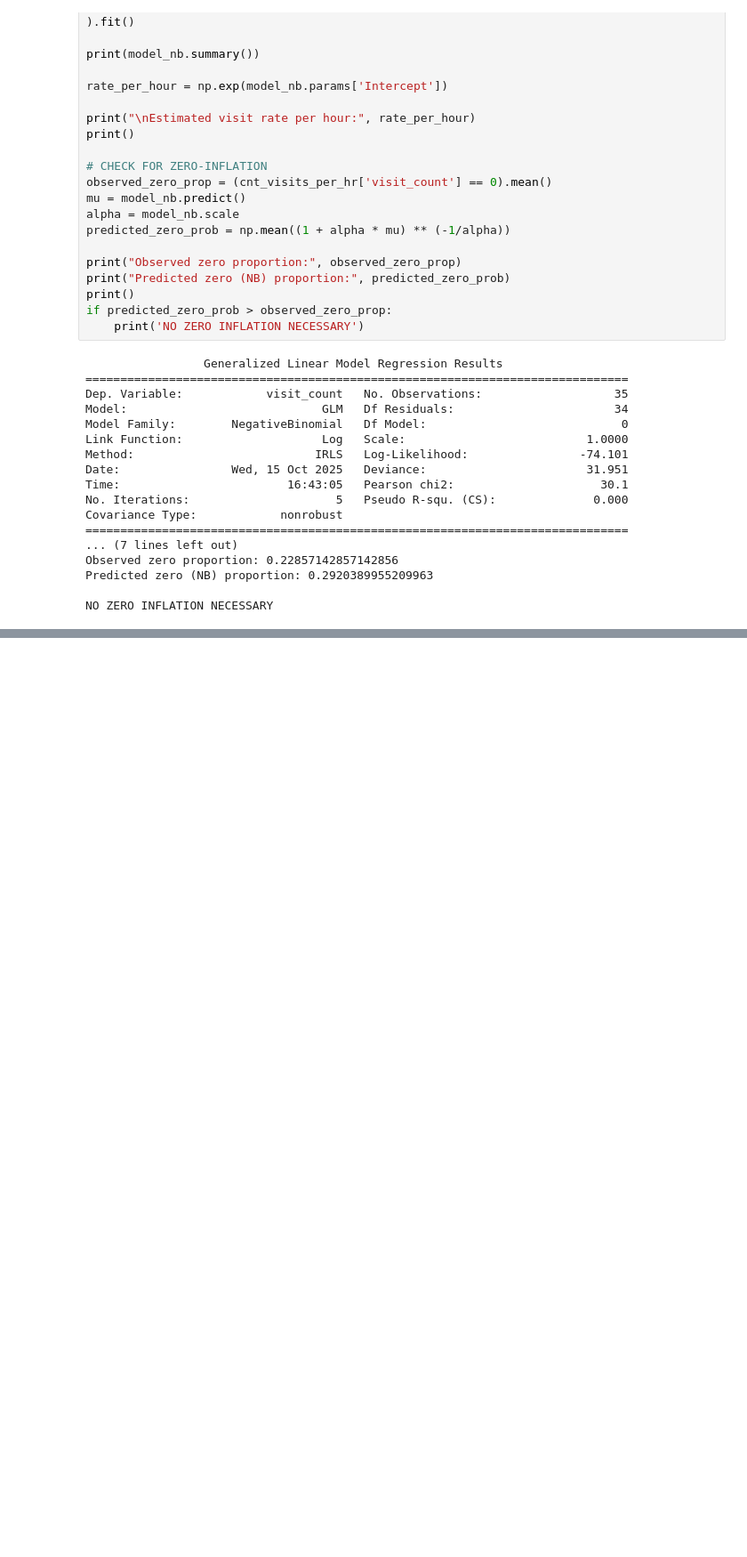
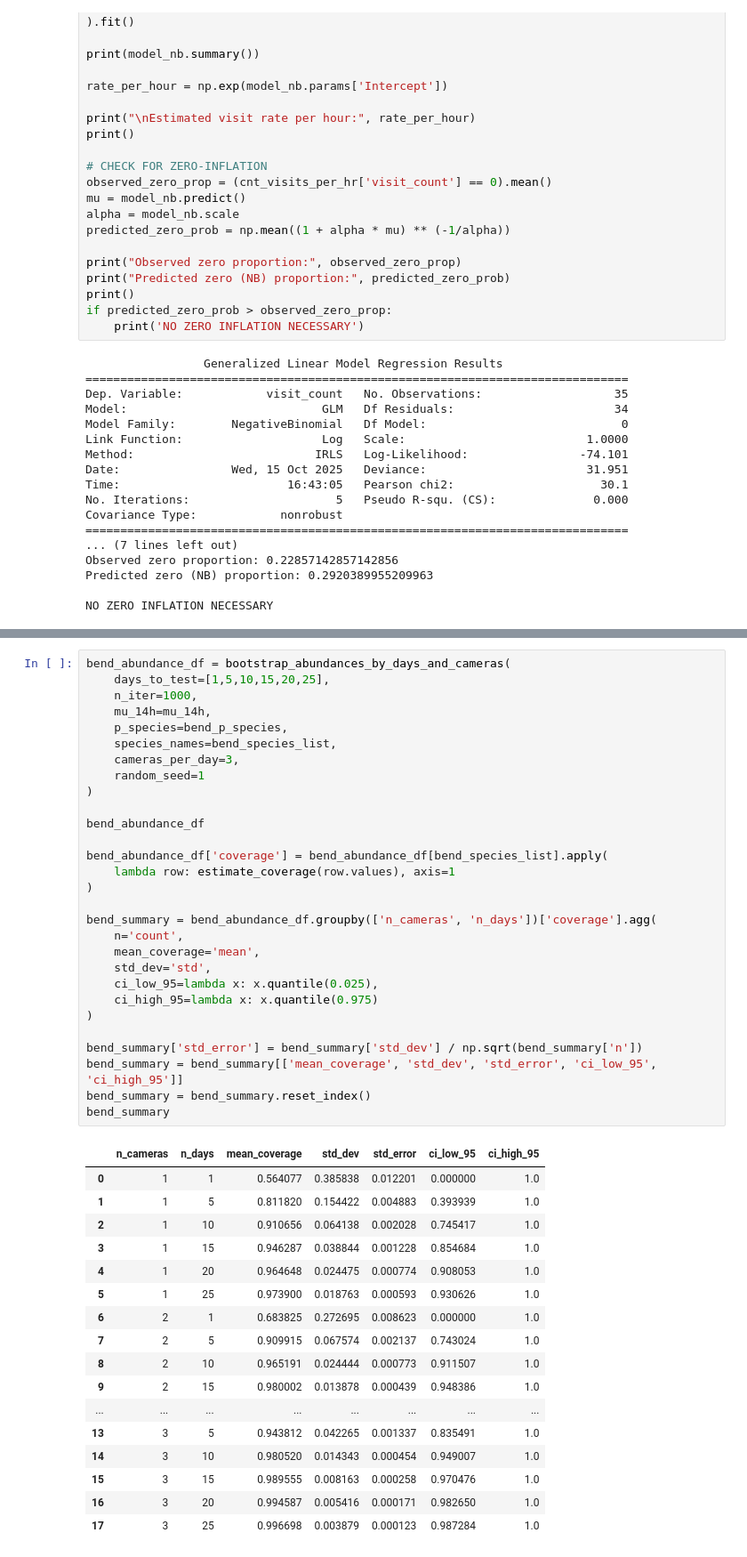
Before and after one commit to mparkergetz/bee_cam_data_processing, a Jupyter notebook: nb7_trapday_resampling.ipynb, the cells around one changed output, grey strips where cells are left out. Shown: that part at 89% size. Cells and saved outputs as stored; diff of their text form; blank space fills up the shorter version.

```diff
--- a/nb7_trapday_resampling.ipynb
+++ b/nb7_trapday_resampling.ipynb
@@ -285,0 +292,47 @@ coverage_summary.to_csv('csvs/boot_out_1k.csv')
+# %%
+bend_abundance_df = bootstrap_abundances_by_days_and_cameras(
+    days_to_test=[1,5,10,15,20,25],
+    n_iter=1000,
+    mu_14h=mu_14h,
+    p_species=bend_p_species,
+    species_names=bend_species_list,
+    cameras_per_day=3,
+    random_seed=1
+)
+
+bend_abundance_df
+
+bend_abundance_df['coverage'] = bend_abundance_df[bend_species_list].apply(
+    lambda row: estimate_coverage(row.values), axis=1
+)
+
+bend_summary = bend_abundance_df.groupby(['n_cameras', 'n_days'])['coverage'].agg(
+    n='count',
+    mean_coverage='mean',
+    std_dev='std',
+    ci_low_95=lambda x: x.quantile(0.025),
+    ci_high_95=lambda x: x.quantile(0.975)
+)
+
+bend_summary['std_error'] = bend_summary['std_dev'] / np.sqrt(bend_summary['n'])
+bend_summary = bend_summary[['mean_coverage', 'std_dev', 'std_error', 'ci_low_95', 'ci_high_95']]
+bend_summary = bend_summary.reset_index()
+bend_summary
+# %% [output]
+|  | n_cameras | n_days | mean_coverage | std_dev | std_error | ci_low_95 | ci_high_95 |
+| 0 | 1 | 1 | 0.564077 | 0.385838 | 0.012201 | 0.000000 | 1.0 |
+| 1 | 1 | 5 | 0.811820 | 0.154422 | 0.004883 | 0.393939 | 1.0 |
+| 2 | 1 | 10 | 0.910656 | 0.064138 | 0.002028 | 0.745417 | 1.0 |
+| 3 | 1 | 15 | 0.946287 | 0.038844 | 0.001228 | 0.854684 | 1.0 |
+| 4 | 1 | 20 | 0.964648 | 0.024475 | 0.000774 | 0.908053 | 1.0 |
+| 5 | 1 | 25 | 0.973900 | 0.018763 | 0.000593 | 0.930626 | 1.0 |
+| 6 | 2 | 1 | 0.683825 | 0.272695 | 0.008623 | 0.000000 | 1.0 |
+| 7 | 2 | 5 | 0.909915 | 0.067574 | 0.002137 | 0.743024 | 1.0 |
+| 8 | 2 | 10 | 0.965191 | 0.024444 | 0.000773 | 0.911507 | 1.0 |
+| 9 | 2 | 15 | 0.980002 | 0.013878 | 0.000439 | 0.948386 | 1.0 |
+| ... | ... | ... | ... | ... | ... | ... | ... |
+| 13 | 3 | 5 | 0.943812 | 0.042265 | 0.001337 | 0.835491 | 1.0 |
+| 14 | 3 | 10 | 0.980520 | 0.014343 | 0.000454 | 0.949007 | 1.0 |
+| 15 | 3 | 15 | 0.989555 | 0.008163 | 0.000258 | 0.970476 | 1.0 |
+| 16 | 3 | 20 | 0.994587 | 0.005416 | 0.000171 | 0.982650 | 1.0 |
+| 17 | 3 | 25 | 0.996698 | 0.003879 | 0.000123 | 0.987284 | 1.0 |
```
Also changed, not shown: parts of 19 cells of this notebook, 1 other file.
